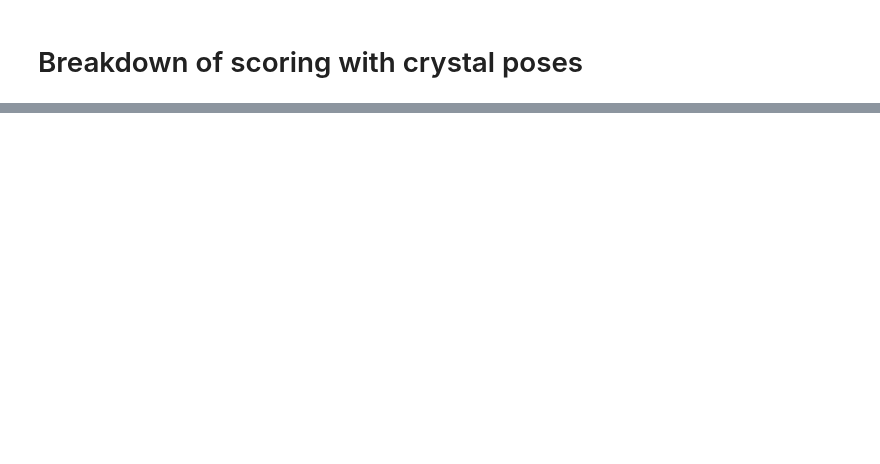
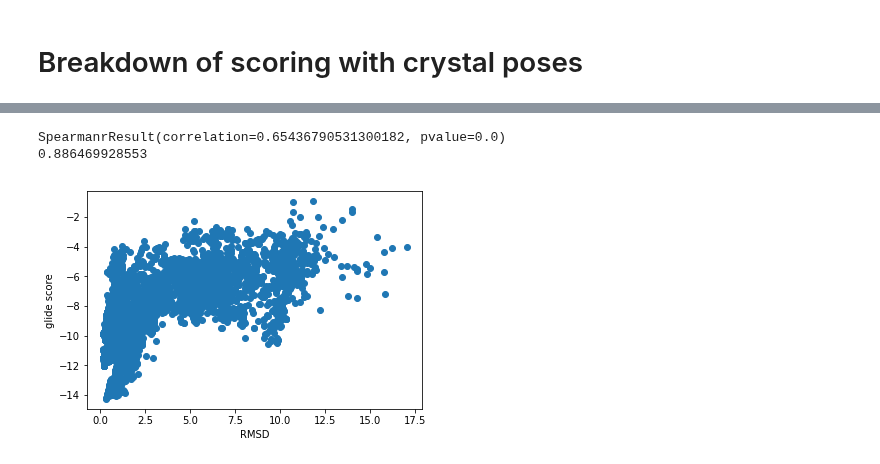
Before and after one commit to orangese/combind_multistruct_benchmarking, a Jupyter notebook: notebooks/crystal_only_mcss.ipynb, the cells around one changed output, grey strips where cells are left out. Drawn from its saved outputs; the diff is of its cells as text; code cells hidden in the pictures; blank space fills up the shorter version.

```diff
--- a/notebooks/crystal_only_mcss.ipynb
+++ b/notebooks/crystal_only_mcss.ipynb
@@ -185,0 +256,9 @@ for protein, dists in stats.items():
+# %%
+metrics(rmsd, gscore)
+plt.ylabel('glide score')
+plt.xlabel('RMSD')
+plt.show()
+# %% [output]
+SpearmanrResult(correlation=0.65436790531300182, pvalue=0.0)
+0.886469928553
+[figure, added]
```
Also changed, not shown: parts of 20 cells of this notebook.
